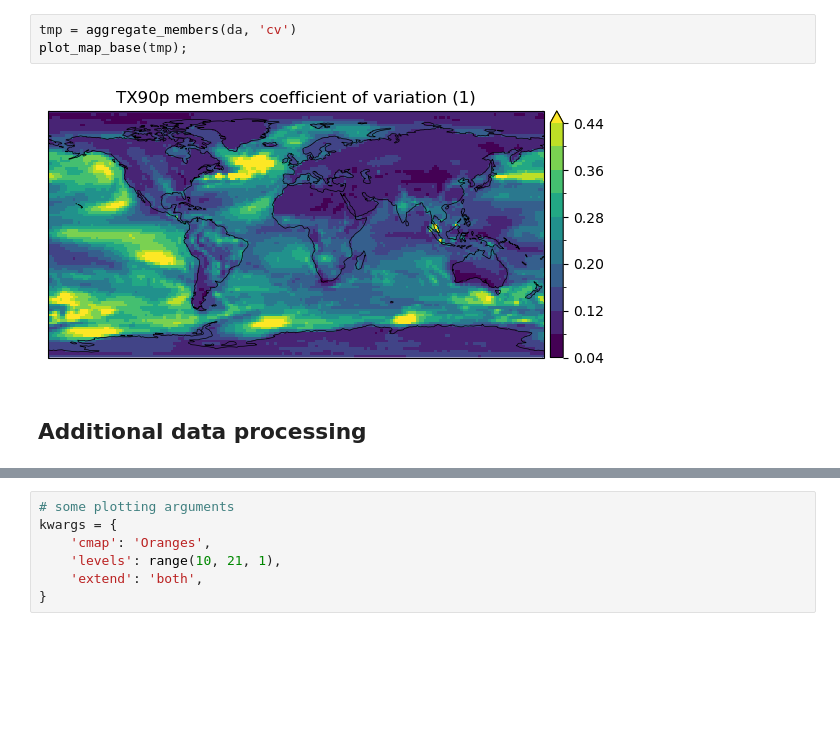
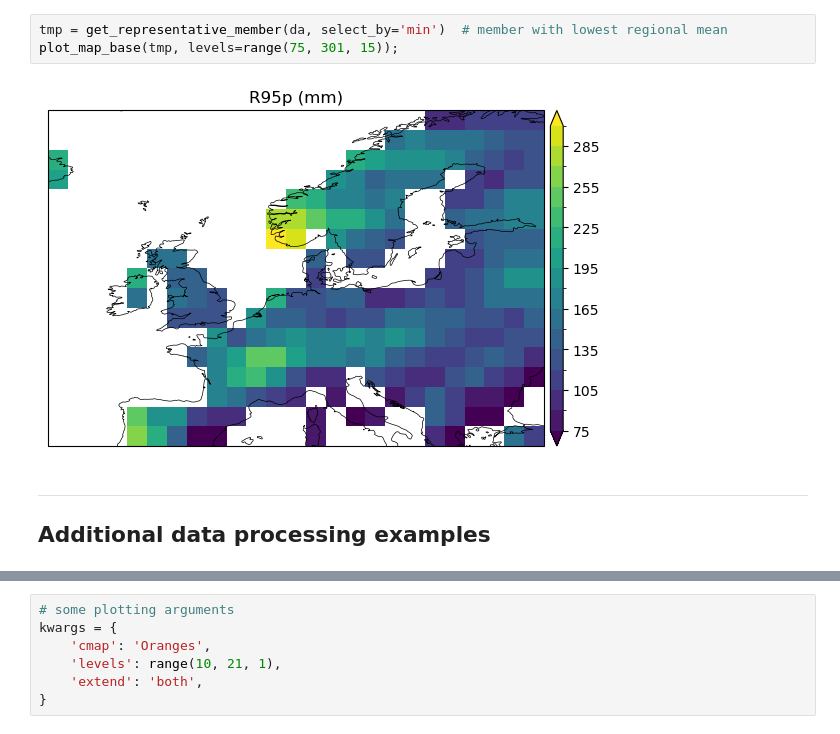
Before and after one commit to lukasbrunner/etccdi_internal_variability, a Jupyter notebook: code/interactive.ipynb, the cells around one changed output, grey strips where cells are left out. Cells and saved outputs as stored; diff of their text form; blank space fills up the shorter version.

```diff
--- a/code/interactive.ipynb
+++ b/code/interactive.ipynb
@@ -44,7 +18,8 @@ plot_map_base(tmp);
-# %%
-tmp = aggregate_members(da, 'cv')
-plot_map_base(tmp);
-# %% [output]
-[figure, removed]
+# %%
+tmp = get_representative_member(da, select_by='min')  # member with lowest regional mean
+plot_map_base(tmp, levels=range(75, 301, 15));
+# %% [output]
+[figure, added]
 # %% [markdown]
-## Additional data processing
+---
+## Additional data processing examples
```
Also changed, not shown: parts of 16 cells of this notebook, 46 other files.
